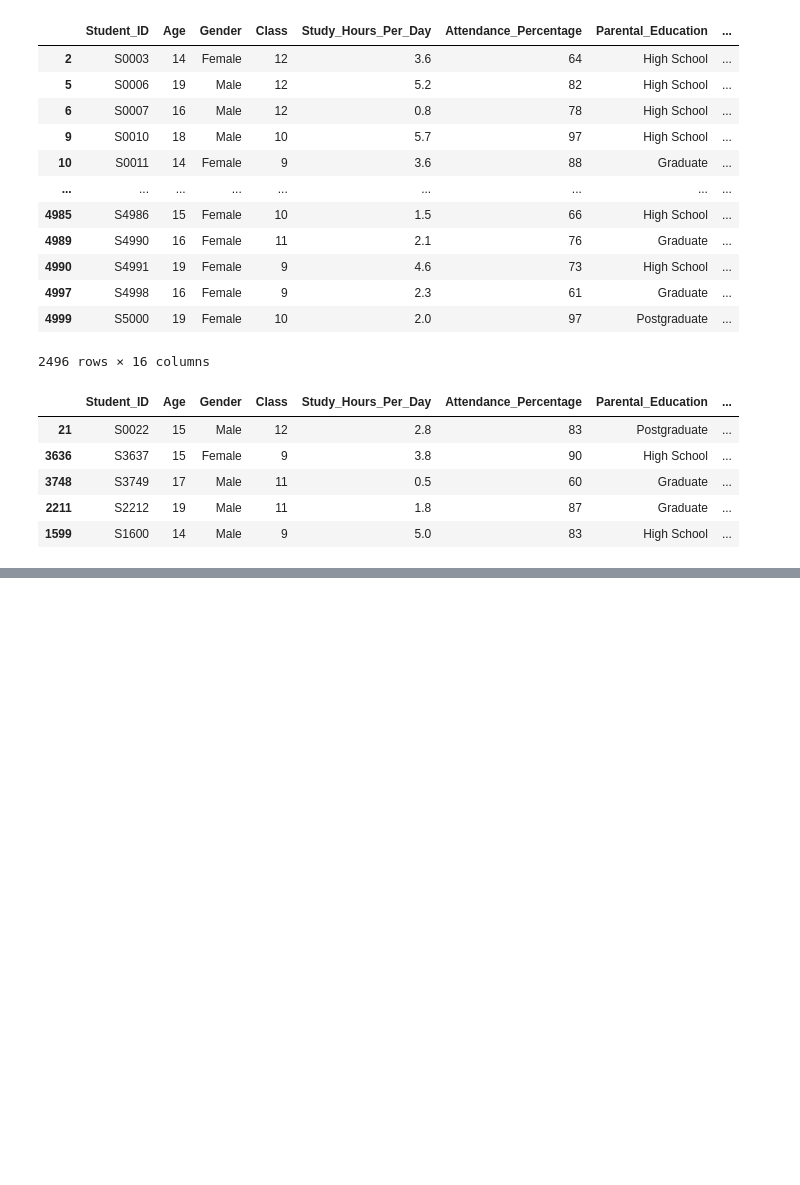
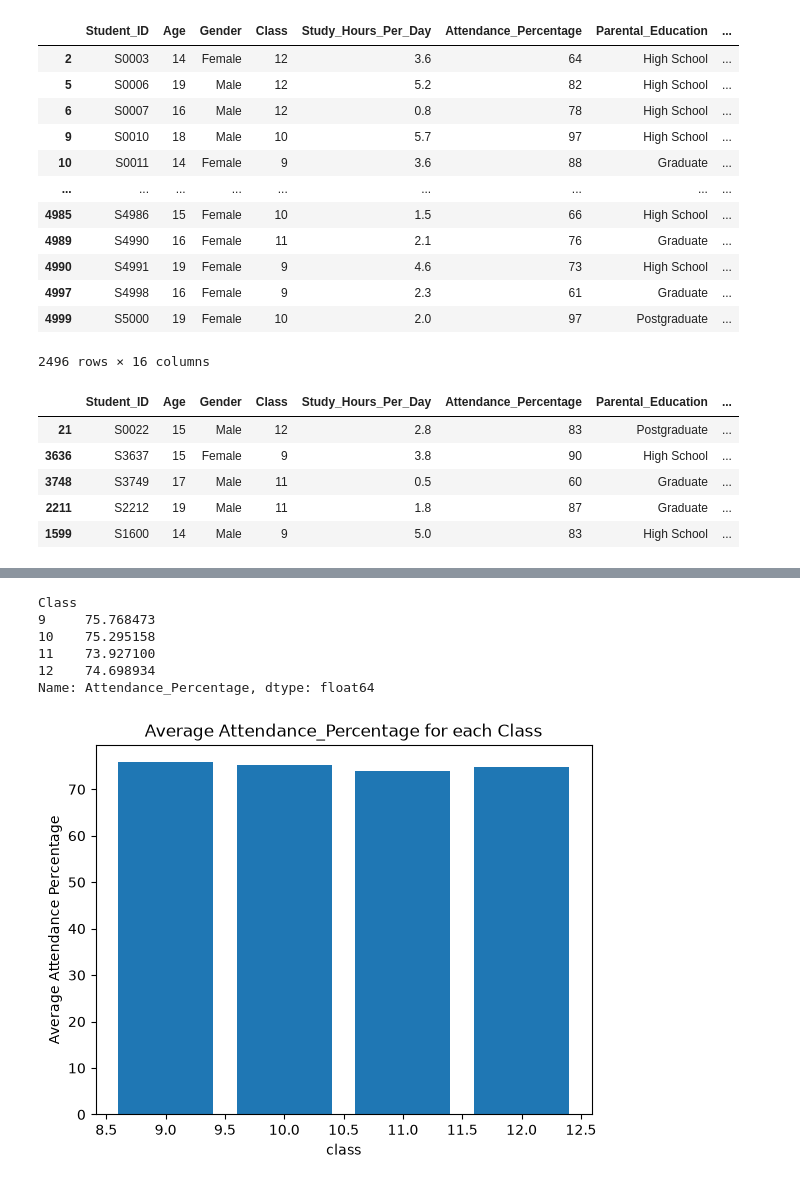
Before and after one commit to SujalHuddar/Basic_Python, a Jupyter notebook: student_performance_analysis.ipynb, the cells around one changed output, grey strips where cells are left out. Drawn from its saved outputs; the diff is of its cells as text; code cells hidden in the pictures; blank space fills up the shorter version.

```diff
--- a/student_performance_analysis.ipynb
+++ b/student_performance_analysis.ipynb
@@ -141,0 +176,17 @@ top_5_students
+# %%
+# Create a bar chart showing the average Attendance_Percentage for each Class
+average_attendance_percentage_class = df.groupby('Class')['Attendance_Percentage'].mean()
+print(average_attendance_percentage_class)
+plt.bar(average_attendance_percentage_class.index, average_attendance_percentage_class.values)
+plt.title('Average Attendance_Percentage for each Class')
+plt.xlabel('class')
+plt.ylabel('Average Attendance Percentage')
+plt.show()
+# %% [output]
+Class
+9     75.768473
+10    75.295158
+11    73.927100
+12    74.698934
+Name: Attendance_Percentage, dtype: float64
+[figure, added]
```
Also changed, not shown: parts of 5 cells of this notebook.
